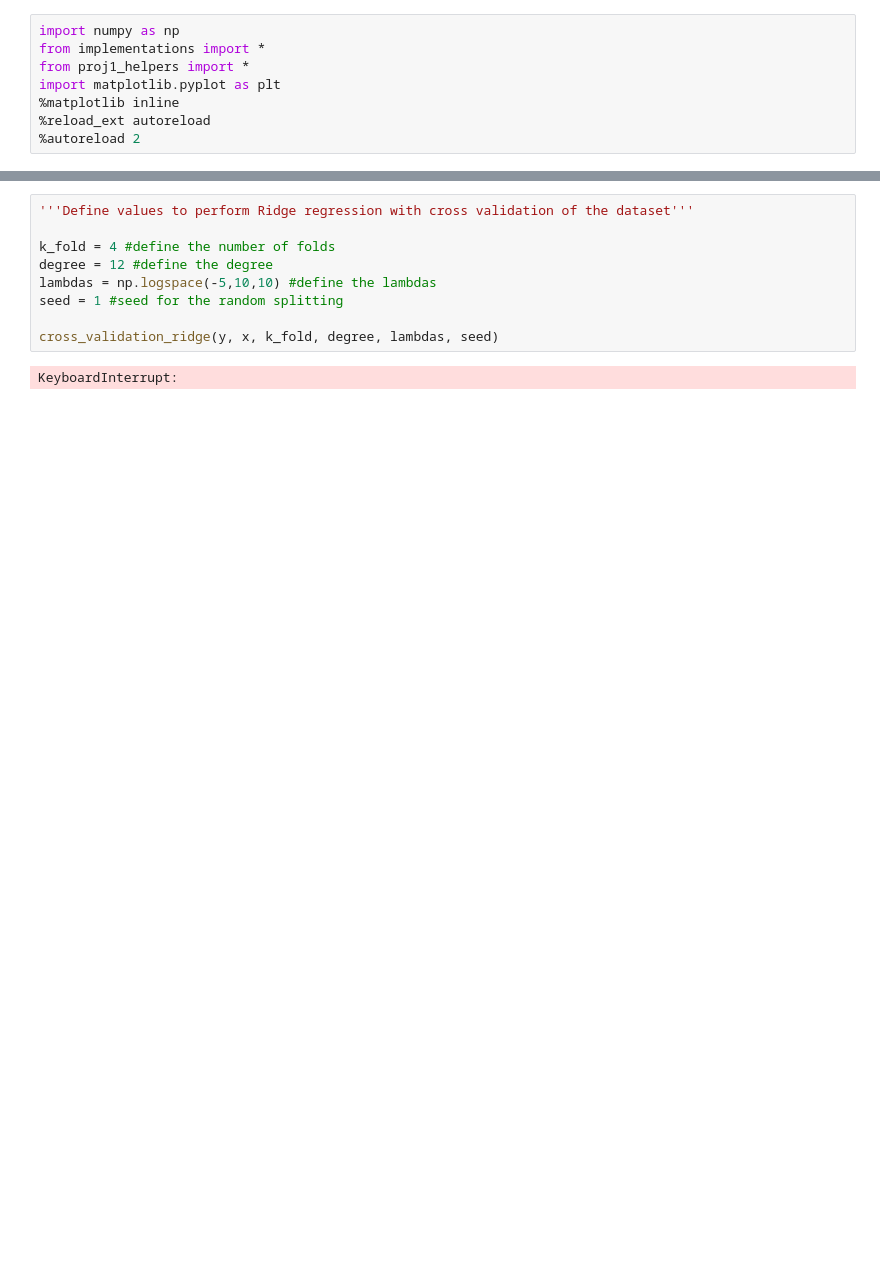
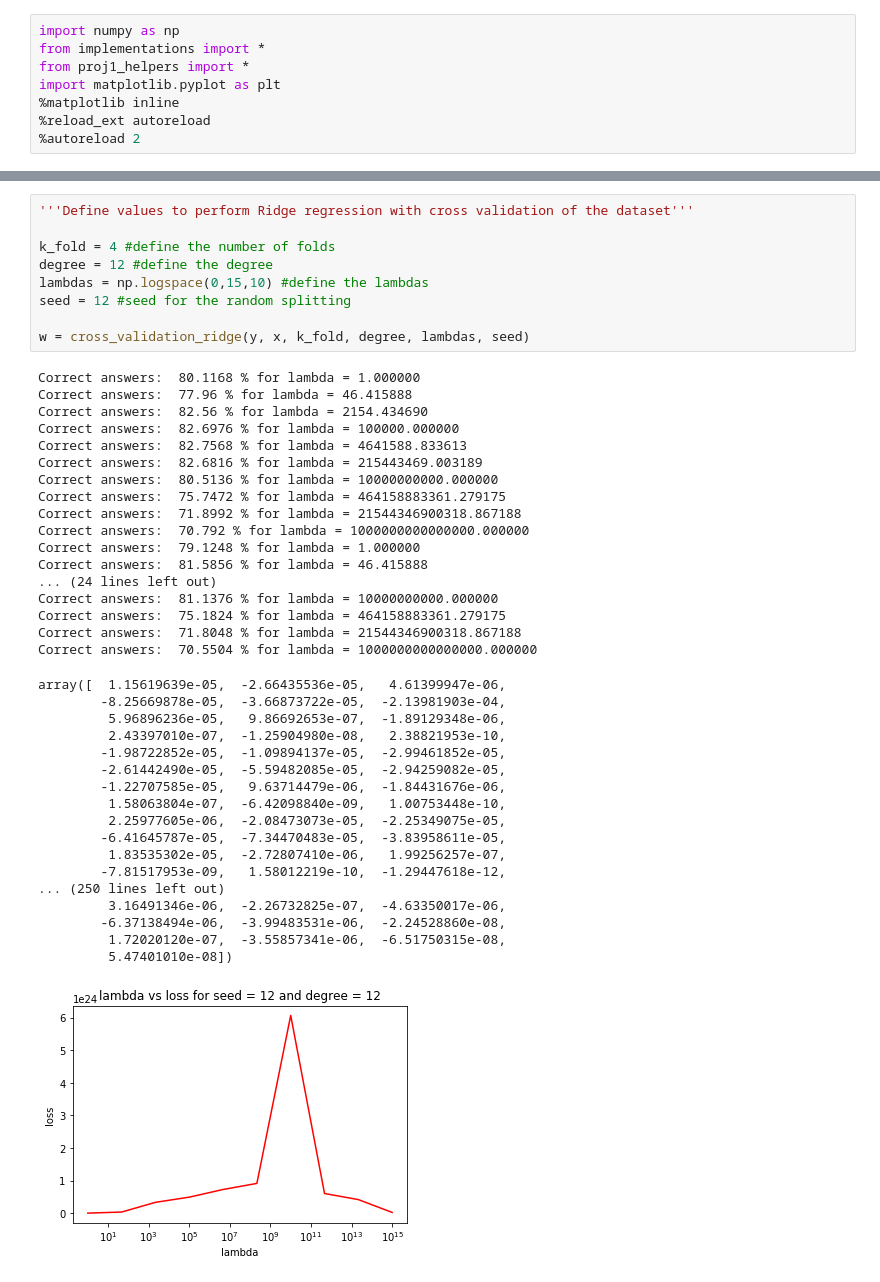
Before and after one commit to leonardopetrini/project_1_final, a Jupyter notebook: run.ipynb, the cells around one changed output, grey strips where cells are left out. Saved outputs shown, nothing was run; the diff lists cells and outputs as text; blank space fills up the shorter version.

```diff
--- a/run.ipynb
+++ b/run.ipynb
@@ -47,14 +30,48 @@ Correct answers:  79.28 % for lambda = 10.000000
 # %%
 '''Define values to perform Ridge regression with cross validation of the dataset'''
 
 k_fold = 4 #define the number of folds
 degree = 12 #define the degree
-lambdas = np.logspace(-5,10,10) #define the lambdas
-seed = 1 #seed for the random splitting
+lambdas = np.logspace(0,15,10) #define the lambdas
+seed = 12 #seed for the random splitting
 
-cross_validation_ridge(y, x, k_fold, degree, lambdas, seed)
+w = cross_validation_ridge(y, x, k_fold, degree, lambdas, seed)
 # %% [output]
-KeyboardInterrupt:
+Correct answers:  80.1168 % for lambda = 1.000000
+Correct answers:  77.96 % for lambda = 46.415888
+Correct answers:  82.56 % for lambda = 2154.434690
+Correct answers:  82.6976 % for lambda = 100000.000000
+Correct answers:  82.7568 % for lambda = 4641588.833613
+Correct answers:  82.6816 % for lambda = 215443469.003189
+Correct answers:  80.5136 % for lambda = 10000000000.000000
+Correct answers:  75.7472 % for lambda = 464158883361.279175
+Correct answers:  71.8992 % for lambda = 21544346900318.867188
+Correct answers:  70.792 % for lambda = 1000000000000000.000000
+Correct answers:  79.1248 % for lambda = 1.000000
+Correct answers:  81.5856 % for lambda = 46.415888
+... (24 lines left out)
+Correct answers:  81.1376 % for lambda = 10000000000.000000
+Correct answers:  75.1824 % for lambda = 464158883361.279175
+Correct answers:  71.8048 % for lambda = 21544346900318.867188
+Correct answers:  70.5504 % for lambda = 1000000000000000.000000
+array([  1.15619639e-05,  -2.66435536e-05,   4.61399947e-06,
+        -8.25669878e-05,  -3.66873722e-05,  -2.13981903e-04,
+         5.96896236e-05,   9.86692653e-07,  -1.89129348e-06,
+         2.43397010e-07,  -1.25904980e-08,   2.38821953e-10,
+        -1.98722852e-05,  -1.09894137e-05,  -2.99461852e-05,
+        -2.61442490e-05,  -5.59482085e-05,  -2.94259082e-05,
+        -1.22707585e-05,   9.63714479e-06,  -1.84431676e-06,
+         1.58063804e-07,  -6.42098840e-09,   1.00753448e-10,
+         2.25977605e-06,  -2.08473073e-05,  -2.25349075e-05,
+        -6.41645787e-05,  -7.34470483e-05,  -3.83958611e-05,
+         1.83535302e-05,  -2.72807410e-06,   1.99256257e-07,
+        -7.81517953e-09,   1.58012219e-10,  -1.29447618e-12,
+... (250 lines left out)
+         3.16491346e-06,  -2.26732825e-07,  -4.63350017e-06,
+        -6.37138494e-06,  -3.99483531e-06,  -2.24528860e-08,
+         1.72020120e-07,  -3.55857341e-06,  -6.51750315e-08,
+         5.47401010e-08])
+[figure, added]
 # %%
 '''Define values to perform logistic regression with cross validation of the dataset'''
 
```
Also changed, not shown: parts of 5 cells of this notebook, 2 other files.
